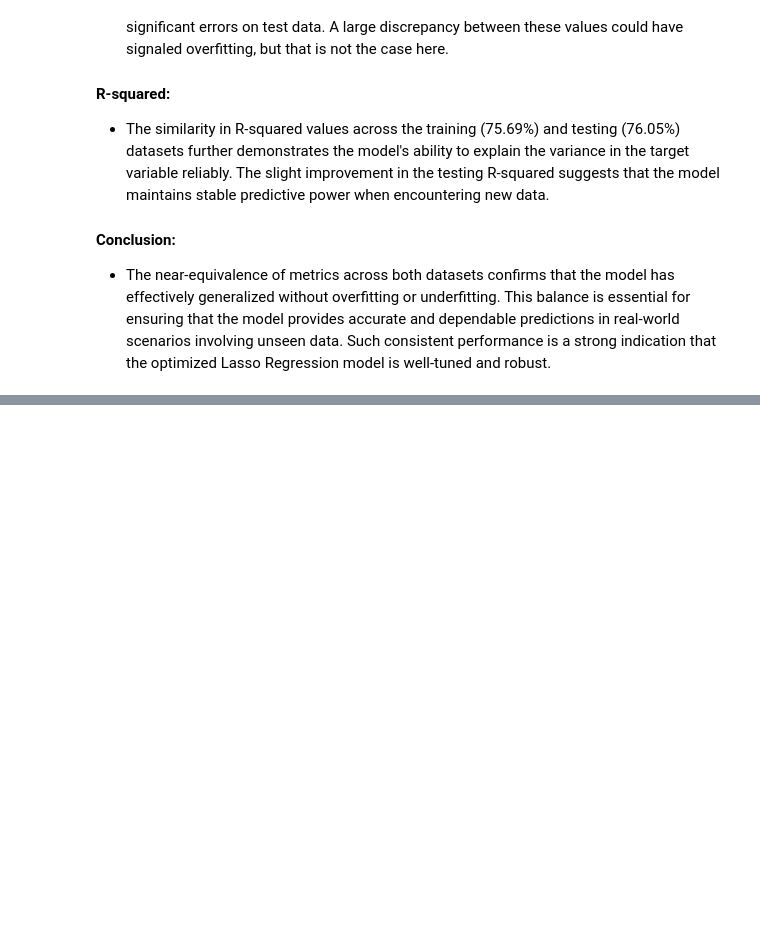
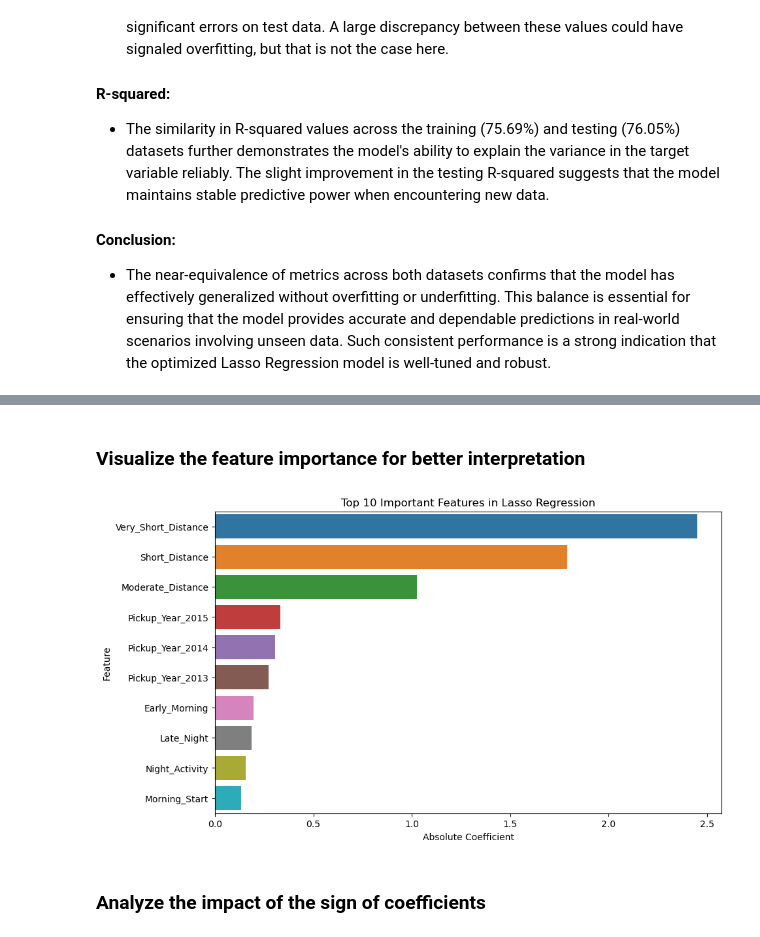
Before and after one commit to vinay2296/Uber-Predict-the-fare-amount-of-future-rides-using-regression-analysis, a Jupyter notebook: Predictive_Fare_Regression_Modeling_VinayKumar.ipynb, the cells around one changed output, grey strips where cells are left out. Drawn from its saved outputs; the diff is of its cells as text; code cells hidden in the pictures; blank space fills up the shorter version.

```diff
--- a/Predictive_Fare_Regression_Modeling_VinayKumar.ipynb
+++ b/Predictive_Fare_Regression_Modeling_VinayKumar.ipynb
@@ -1491,0 +1504,23 @@ Optimized R-squared Score on Test Data: 0.7605
+# %%
+# Extract the feature names
+feature_names = x_train.columns
+
+# Retrieve the coefficients of the trained Lasso model
+# Ensure you're using the correct trained model object
+lasso_coefficients = lasso_model_tuned.coef_
+
+# Combine feature names and their corresponding coefficients into a DataFrame
+feature_importance_df = pd.DataFrame({
+    'Feature': feature_names,
+    'Coefficient': lasso_coefficients
+})
+
+# Compute the absolute value of coefficients to understand the strength of each feature
+feature_importance_df['Absolute Coefficient'] = feature_importance_df['Coefficient'].abs()
+
+# Sort the features by their absolute coefficients in descending order
+sorted_feature_importance = feature_importance_df.sort_values(by='Absolute Coefficient', ascending=False)
+
+# Display the top features to analyze their relative importance
+print("Top Features Ranked by Importance:")
+print(sorted_feature_importance)
@@ -1491,0 +1545,27 @@ Optimized R-squared Score on Test Data: 0.7605
+# %% [markdown]
+### Visualize the feature importance for better interpretation
+# %%
+# Plot the top 10 features (or fewer, depending on dataset size)
+top_features = sorted_feature_importance.head(10)
+
+# Set the figure size
+plt.figure(figsize=(10, 6))
+
+# Use Seaborn's barplot with a multi-color palette
+sns.barplot(
+    x="Absolute Coefficient",
+    y="Feature",
+    data=top_features,
+    palette="tab10"
+)
+# Add labels and a title
+plt.xlabel('Absolute Coefficient')
+plt.ylabel('Feature')
+plt.title('Top 10 Important Features in Lasso Regression')
+
+# Show the plot
+plt.show()
+# %% [output]
+[figure, added]
+# %% [markdown]
+### Analyze the impact of the sign of coefficients
```
Also changed, not shown: parts of 15 cells of this notebook, 1 other file.
